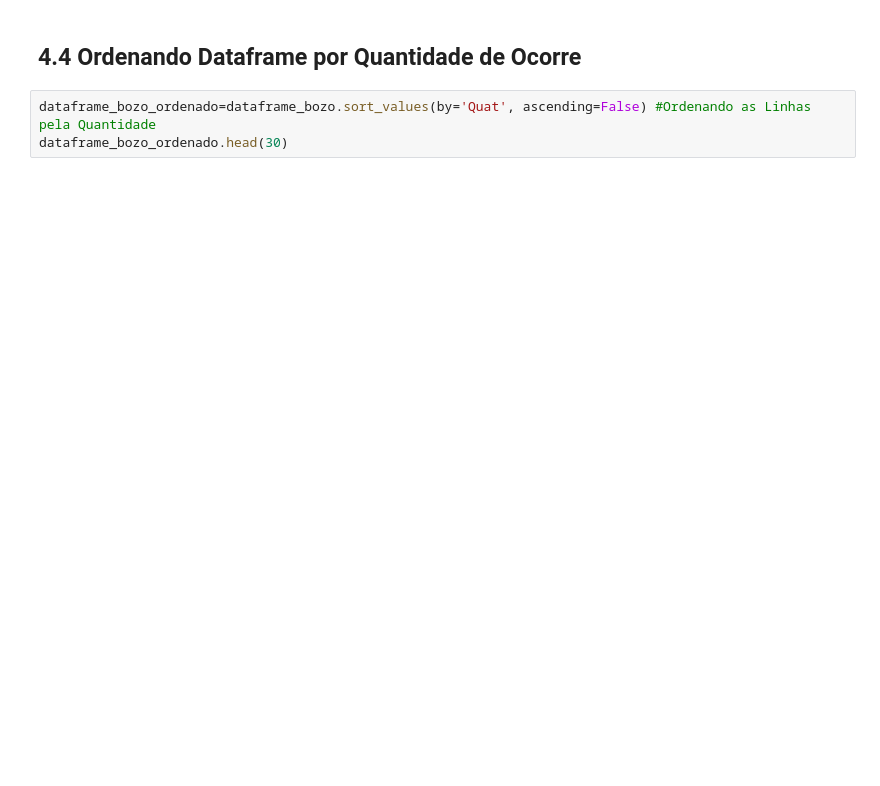
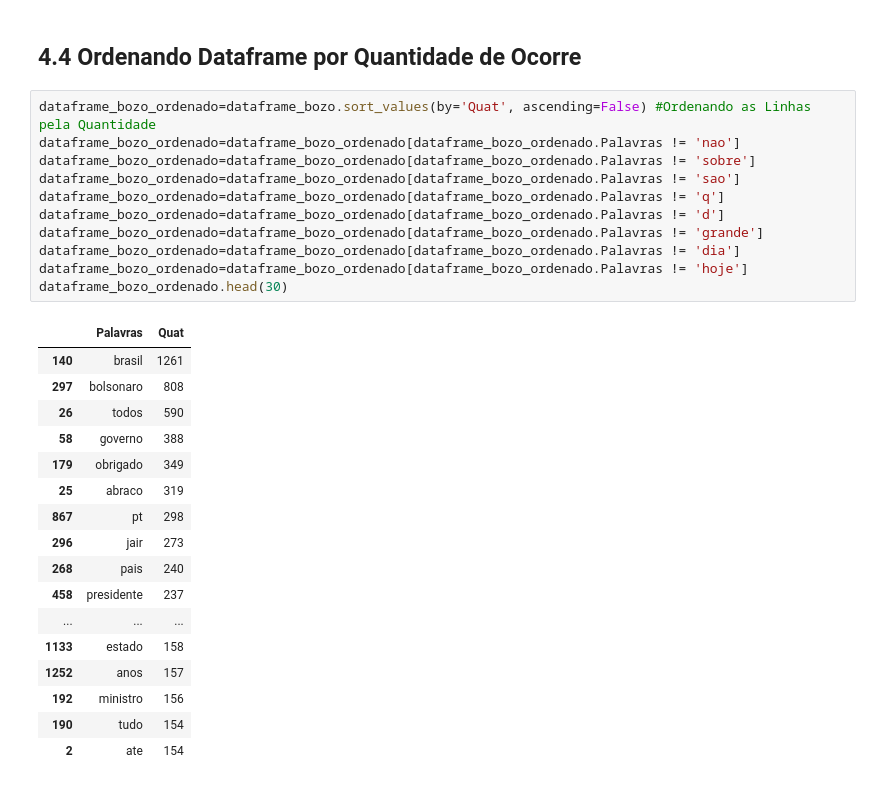
Before and after one commit to GeoIsrael/BolsoxLula_Twitter, a Jupyter notebook: bozoXlula/Desafio_lula.ipynb, the cells around one changed output. Drawn from its saved outputs; the diff is of its cells as text; blank space fills up the shorter version.

```diff
--- a/bozoXlula/Desafio_lula.ipynb
+++ b/bozoXlula/Desafio_lula.ipynb
@@ -311,4 +300,30 @@ dataframe_bozo=pd.DataFrame(list(di.items()), # Criando Dataframe recebendo o Di
 ## 4.4 Ordenando Dataframe por Quantidade de Ocorre
 # %%
 dataframe_bozo_ordenado=dataframe_bozo.sort_values(by='Quat', ascending=False) #Ordenando as Linhas pela Quantidade
+dataframe_bozo_ordenado=dataframe_bozo_ordenado[dataframe_bozo_ordenado.Palavras != 'nao']
+dataframe_bozo_ordenado=dataframe_bozo_ordenado[dataframe_bozo_ordenado.Palavras != 'sobre']
+dataframe_bozo_ordenado=dataframe_bozo_ordenado[dataframe_bozo_ordenado.Palavras != 'sao']
+dataframe_bozo_ordenado=dataframe_bozo_ordenado[dataframe_bozo_ordenado.Palavras != 'q']
+dataframe_bozo_ordenado=dataframe_bozo_ordenado[dataframe_bozo_ordenado.Palavras != 'd']
+dataframe_bozo_ordenado=dataframe_bozo_ordenado[dataframe_bozo_ordenado.Palavras != 'grande']
+dataframe_bozo_ordenado=dataframe_bozo_ordenado[dataframe_bozo_ordenado.Palavras != 'dia']
+dataframe_bozo_ordenado=dataframe_bozo_ordenado[dataframe_bozo_ordenado.Palavras != 'hoje']
 dataframe_bozo_ordenado.head(30)
+# %% [output]
+|  | Palavras | Quat |
+| 140 | brasil | 1261 |
+| 297 | bolsonaro | 808 |
+| 26 | todos | 590 |
+| 58 | governo | 388 |
+| 179 | obrigado | 349 |
+| 25 | abraco | 319 |
+| 867 | pt | 298 |
+| 296 | jair | 273 |
+| 268 | pais | 240 |
+| 458 | presidente | 237 |
+| ... | ... | ... |
+| 1133 | estado | 158 |
+| 1252 | anos | 157 |
+| 192 | ministro | 156 |
+| 190 | tudo | 154 |
+| 2 | ate | 154 |
```
Also changed, not shown: parts of 17 cells of this notebook.
